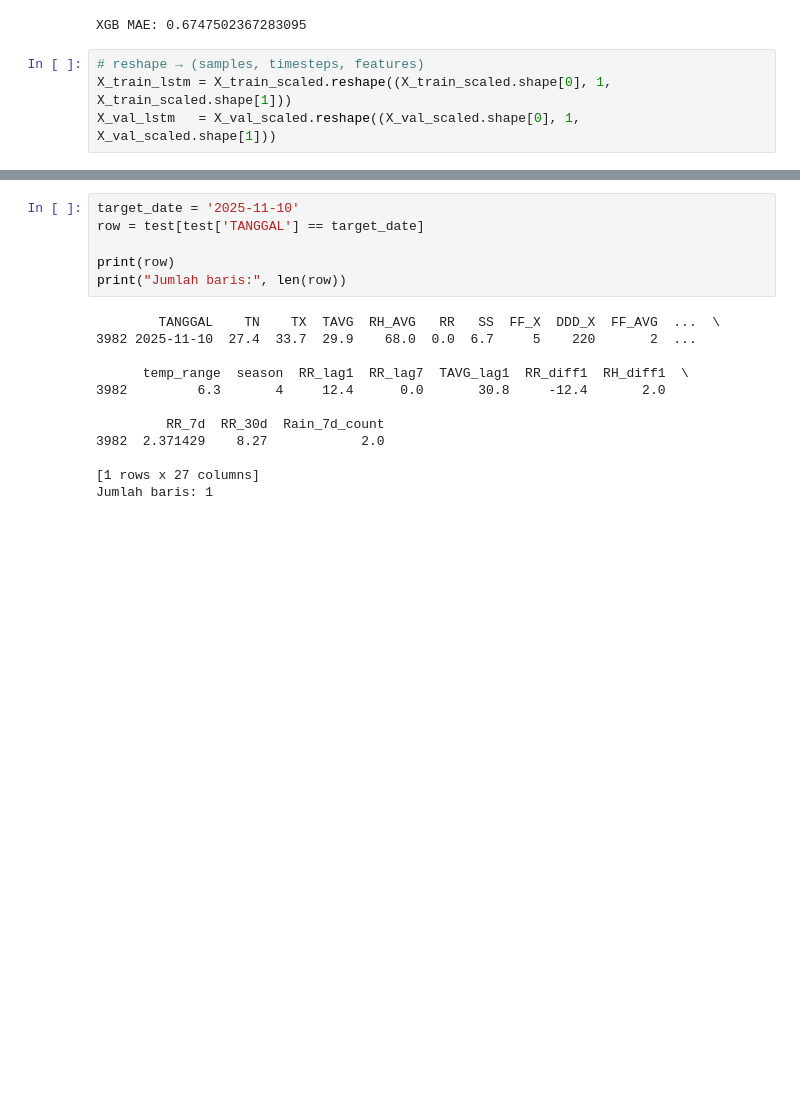
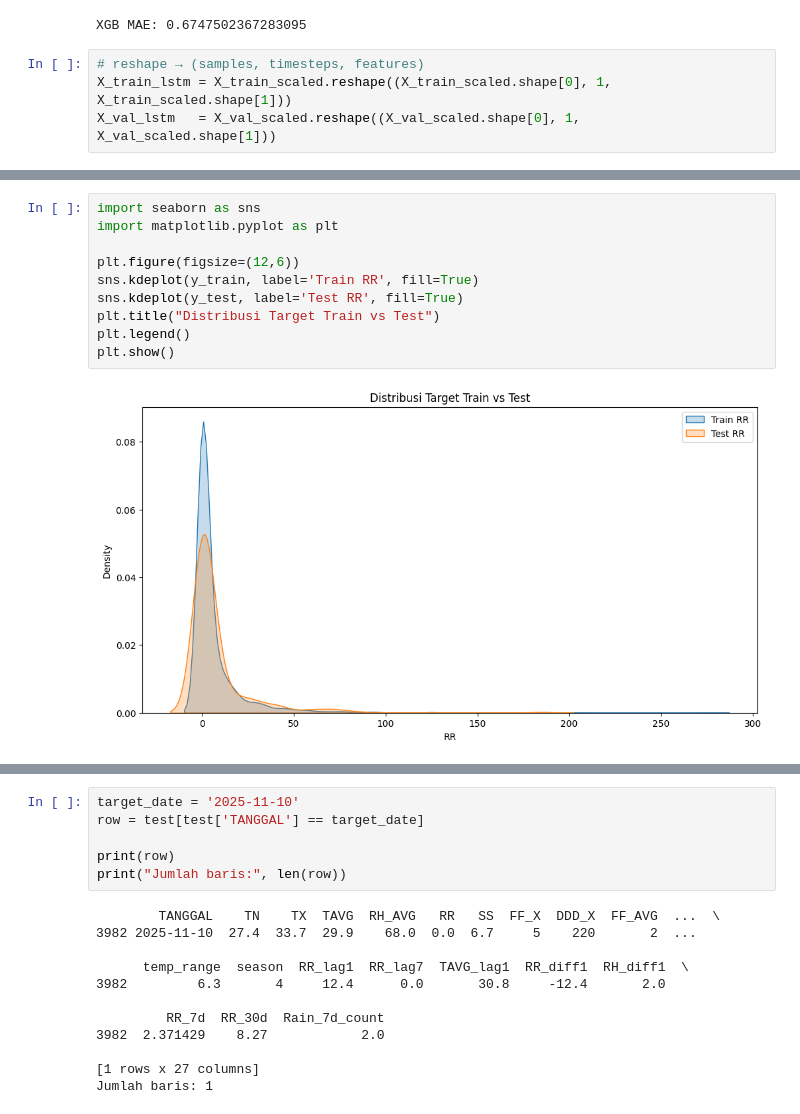
Before and after one commit to Ayusekar22/Jakarta-Weather-Prediction-2025, a Jupyter notebook: kitacobacaralain.ipynb, the cells around one changed output, grey strips where cells are left out. Drawn from its saved outputs; the diff is of its cells as text; blank space fills up the shorter version.

```diff
--- a/kitacobacaralain.ipynb
+++ b/kitacobacaralain.ipynb
@@ -198,0 +199,12 @@ LSTM MAE: 0.5277772420866242
+# %%
+import seaborn as sns
+import matplotlib.pyplot as plt
+
+plt.figure(figsize=(12,6))
+sns.kdeplot(y_train, label='Train RR', fill=True)
+sns.kdeplot(y_test, label='Test RR', fill=True)
+plt.title("Distribusi Target Train vs Test")
+plt.legend()
+plt.show()
+# %% [output]
+[figure, added]
```
Also changed, not shown: parts of 8 cells of this notebook.
